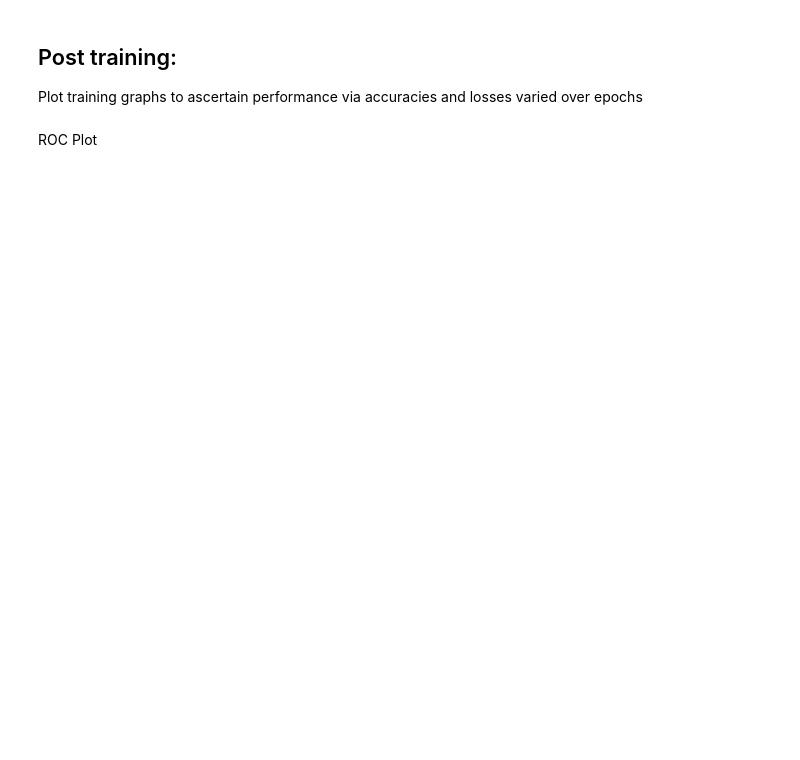
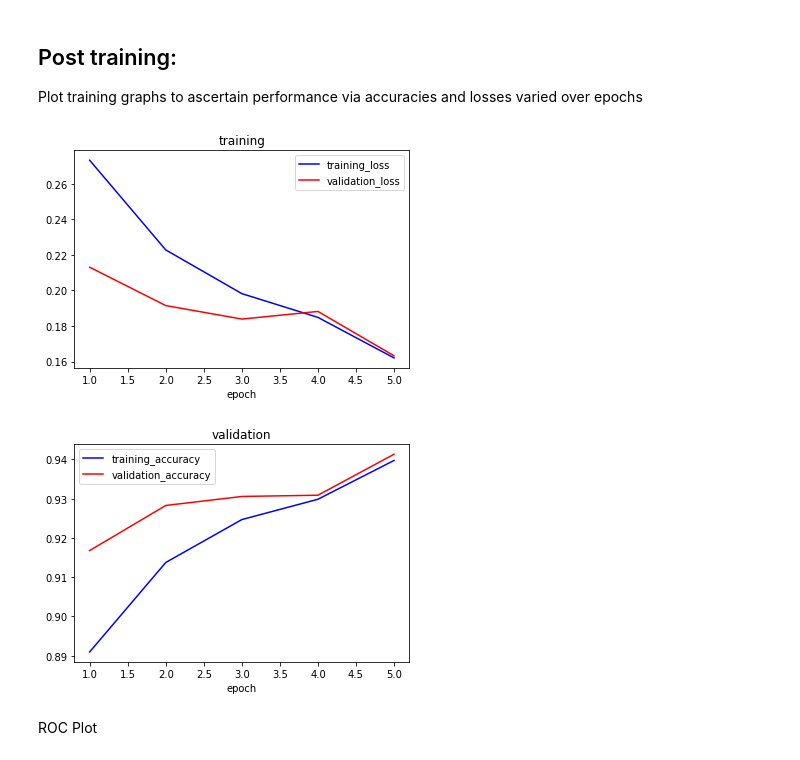
Before and after one commit to bithikajain/Histopathological-Cancer-Detection, a Jupyter notebook: notebooks/Hist_Cancer_Detection.ipynb, the cells around one changed output. Saved outputs shown, nothing was run; the diff lists cells and outputs as text; code cells hidden in the pictures; blank space fills up the shorter version.

Commit message:
Mock training for 5 epochs. Post training assesment started.

```diff
--- a/notebooks/Hist_Cancer_Detection.ipynb
+++ b/notebooks/Hist_Cancer_Detection.ipynb
@@ -71,11 +71,11 @@ VAL_SPLIT = .125
 
 # define the total number of epochs to train for along with the
 # initial learning rate and batch size
-NUM_EPOCHS = 2 # training iterations
+NUM_EPOCHS = 5 # training iterations
 INIT_LR = 1e-1 # initial learning rate
 BATCH_SIZE = 32 # batch size of 32 is good for CPUs, take 64 for GPUs
 
-(HEIGHT, WIDTH) = (224,224)# rescale images (higher performance; crop images)
+(HEIGHT, WIDTH) = (224, 224)# rescale images (higher performance; crop images)
 (DEF_HEIGHT, DEF_WIDTH) = (96,96) # used for test data
 
 DROPOUT_RATE = 0.5
@@ -361,21 +372,24 @@ Plot training graphs to ascertain performance via accuracies and losses varied o
 # %%
 epochs = [i for i in range(1, len(history.history['loss'])+1)]
 
-plt.plot(epochs, history.history['loss'], color='blue', label="training_loss")
-plt.plot(epochs, history.history['val_loss'], color='red', label="validation_loss")
-plt.legend(loc='best')
-plt.title('training')
-plt.xlabel('epoch')
-plt.savefig("training.png", bbox_inches='tight')
-plt.show()
+pyplot.plot(epochs, history.history['loss'], color='blue', label="training_loss")
+pyplot.plot(epochs, history.history['val_loss'], color='red', label="validation_loss")
+pyplot.legend(loc='best')
+pyplot.title('training')
+pyplot.xlabel('epoch')
+pyplot.savefig("training.png", bbox_inches='tight')
+pyplot.show()
 
-plt.plot(epochs, history.history['acc'], color='blue', label="training_accuracy")
-plt.plot(epochs, history.history['val_acc'], color='red',label="validation_accuracy")
-plt.legend(loc='best')
-plt.title('validation')
-plt.xlabel('epoch')
-plt.savefig("validation.png", bbox_inches='tight')
-plt.show()
+pyplot.plot(epochs, history.history['acc'], color='blue', label="training_accuracy")
+pyplot.plot(epochs, history.history['val_acc'], color='red',label="validation_accuracy")
+pyplot.legend(loc='best')
+pyplot.title('validation')
+pyplot.xlabel('epoch')
+pyplot.savefig("validation.png", bbox_inches='tight')
+pyplot.show()
+# %% [output]
+[figure, added]
+[figure, added]
 # %% [markdown]
 ROC Plot
 # %%
```
Also changed, not shown: parts of 5 cells of this notebook.
